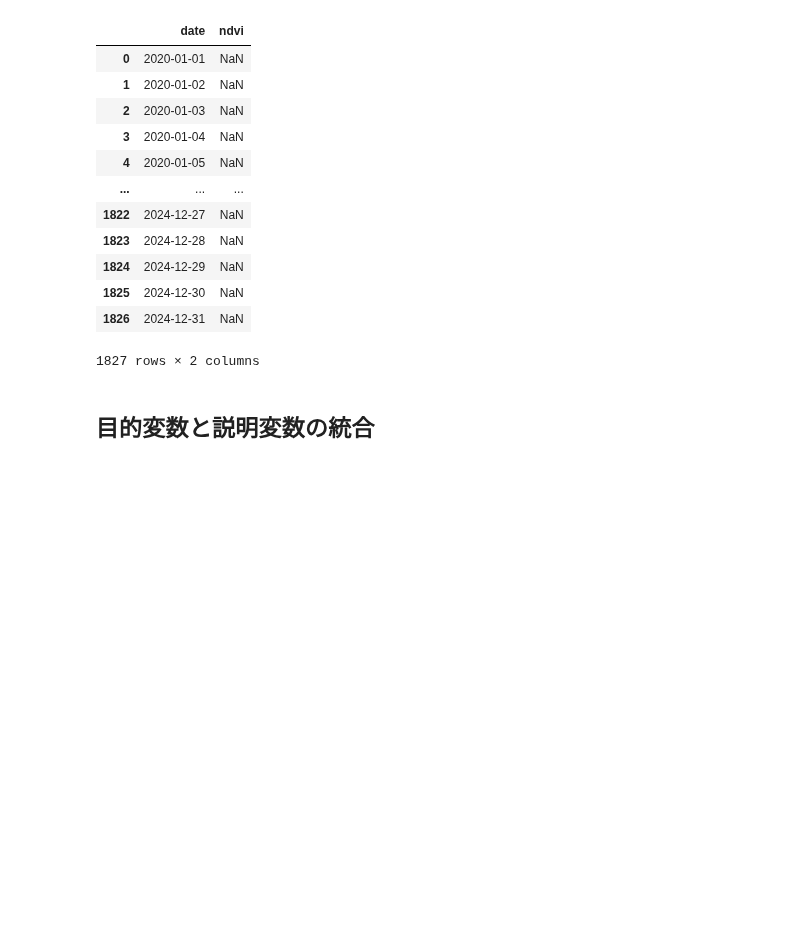
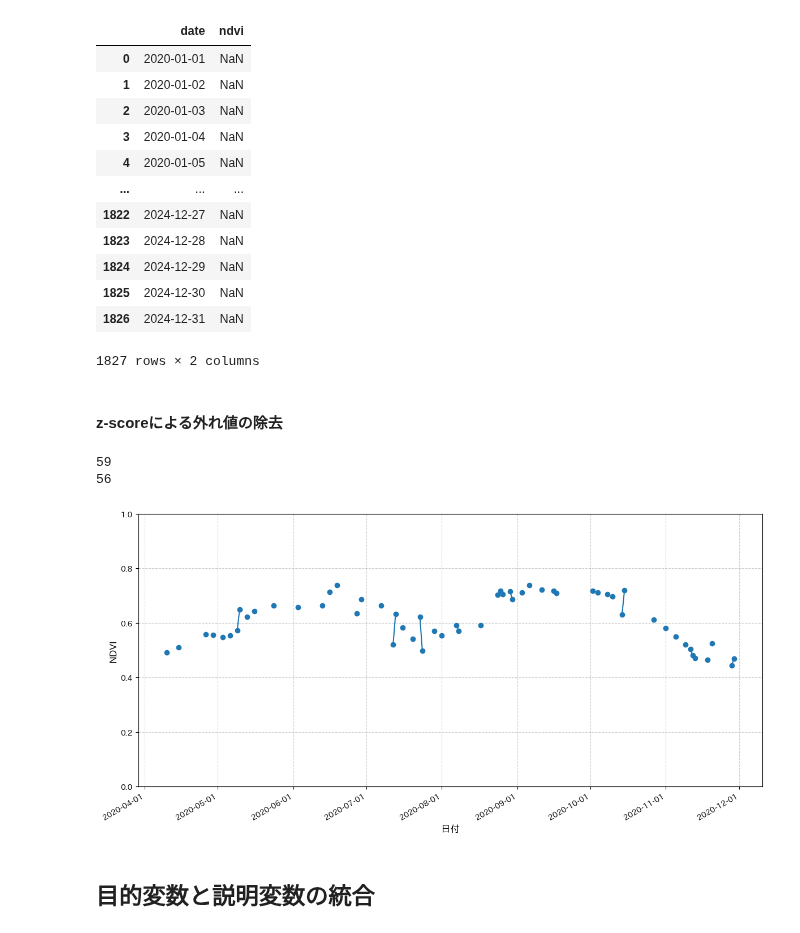
Before and after one commit to ShotaSasaki-HU/ASTRO-CAMP-2025, a Jupyter notebook: sarimax.ipynb, the cells around one changed output. Drawn from its saved outputs; the diff is of its cells as text; code cells hidden in the pictures; blank space fills up the shorter version.

Commit message:
z-scoreによる外れ値の除去

```diff
--- a/sarimax.ipynb
+++ b/sarimax.ipynb
@@ -392,6 +392,55 @@ df_ndvi
 | 1825 | 2024-12-30 | NaN |
 | 1826 | 2024-12-31 | NaN |
 1827 rows × 2 columns
+# %% [markdown]
+#### z-scoreによる外れ値の除去
+# %%
+df = df_ndvi.copy()
+df = df.iloc[0:366]
+
+threshold = 2.0  # Zスコアの閾値
+
+# Zスコアを計算
+z_scores = (df['ndvi'] - df['ndvi'].mean()) / df['ndvi'].std()
+
+# 閾値を超えた外れ値を特定
+outliers = z_scores.abs() > threshold
+
+# 元のデータフレームで、外れ値をNaNに置き換える
+df['ndvi_cleaned'] = df['ndvi'].copy()
+df.loc[outliers, 'ndvi_cleaned'] = np.nan
+
+print(df['ndvi'].count())
+print(df['ndvi_cleaned'].count())
+
+# 2. グラフの作成
+fig, ax = plt.subplots(figsize=(12, 6))
+
+# 3. datetimeオブジェクトをX軸、nanmeansをY軸としてプロット
+#ax.plot(df['date'], df['ndvi'], marker='o', linestyle='-')
+ax.plot(df['date'], df['ndvi_cleaned'], marker='o', linestyle='-')
+
+# 4. グラフの装飾
+# ax.set_title('NDVIの時系列変化', fontsize=16)
+ax.set_xlabel('日付', fontsize=12)
+ax.set_ylabel('NDVI', fontsize=12)
+ax.grid(True, linestyle='--', alpha=0.6)
+
+# 5. X軸の日付フォーマットを見やすく設定
+# 月と日を表示するフォーマッタ
+ax.xaxis.set_major_formatter(mdates.DateFormatter('%Y-%m-%d'))
+# ラベルが重ならないように自動で回転
+fig.autofmt_xdate()
+
+# Y軸の範囲をNDVIの典型的な値に設定（任意）
+ax.set_ylim(0, 1)
+
+plt.tight_layout()
+plt.show()
+# %% [output]
+59
+56
+[figure, added]
 # %% [markdown]
 ## 目的変数と説明変数の統合
 # %%
```
